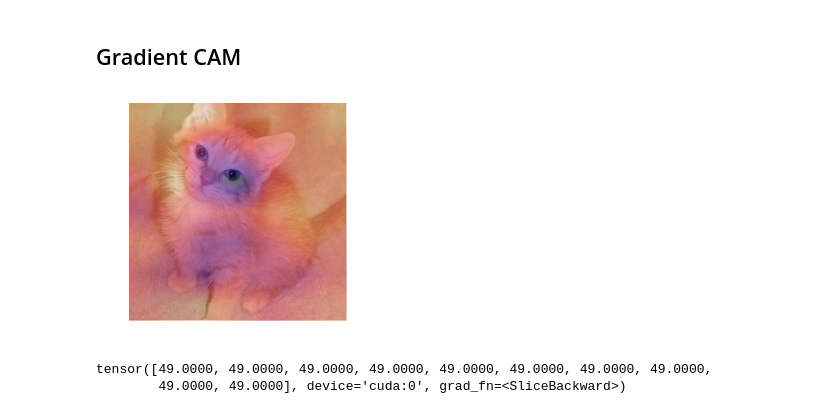
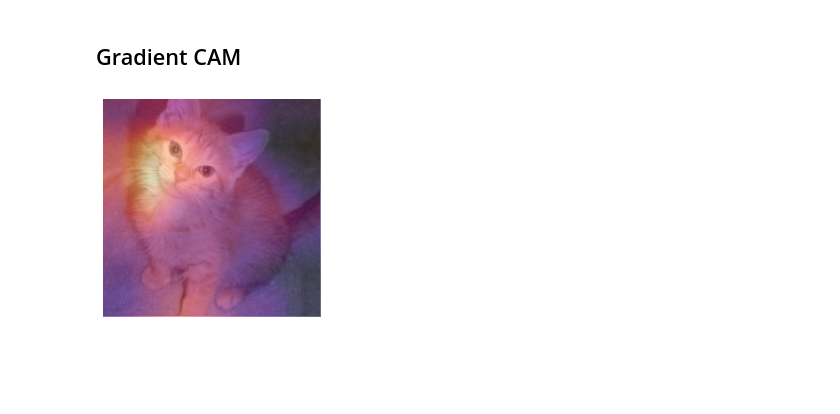
Before and after one commit to fastai/book_nbs, a Jupyter notebook: 22_CAM.ipynb, the cells around one changed output. Drawn from its saved outputs; the diff is of its cells as text; code cells hidden in the pictures; blank space fills up the shorter version.

```diff
--- a/22_CAM.ipynb
+++ b/22_CAM.ipynb
@@ -23,5 +23,5 @@ class Hook():
     def hook_func(self, m, i, o): self.stored = o.detach().clone()
 # %%
 hook_output = Hook()
-hook = learn.model[0][-1].register_forward_hook(hook_output.hook_func)
+hook = learn.model[0].register_forward_hook(hook_output.hook_func)
 # %%
@@ -33,5 +37,7 @@ cam_map = torch.einsum('ck,kij->cij', learn.model[-1].weight, act)
 cam_map.shape
 # %% [output]
 torch.Size([2, 7, 7])
+# %%
+x_dec = TensorImage(dls.train.decode((x,))[0][0])
 # %%
 _,ax = plt.subplots()
@@ -67,7 +71,7 @@ class Hook():
     def __enter__(self, *args): return self
     def __exit__(self, *args): self.hook.remove()
 # %%
-with Hook(learn.model[-4]) as hook:
+with Hook(learn.model[0]) as hook:
     with torch.no_grad(): output = learn.model.eval()(x.cuda())
     act = hook.stored
 # %% [markdown]
@@ -81,8 +85,8 @@ class HookBwd():
     def __exit__(self, *args): self.hook.remove()
 # %%
 cls = 0
-with HookBwd(learn.model[-4]) as hookg:
-    with Hook(learn.model[-4]) as hook:
+with HookBwd(learn.model[0]) as hookg:
+    with Hook(learn.model[0]) as hook:
         output = learn.model.eval()(x.cuda())
         act = hook.stored
     output[0,cls].backward()
@@ -92,15 +96,9 @@ w = grad[0].mean(dim=[1,2], keepdim=True)
 cam_map = (w * act[0]).sum(0)
 # %%
 _,ax = plt.subplots()
-ax.imshow(data.denorm(x)[0].cpu().numpy().transpose(1,2,0))
-ax.axis('off')
-ax.imshow(cam_map.cpu(), alpha=0.6, extent=(0,224,224,0),
+x_dec.show(ctx=ax)
+ax.imshow(cam_map.detach().cpu(), alpha=0.6, extent=(0,224,224,0),
               interpolation='bilinear', cmap='magma');
 # %% [output]
-[figure, old version]
+[figure, new version]
-# %%
-(learn.model[-1].weight[0] / w.squeeze())[:10]
-# %% [output]
-tensor([49.0000, 49.0000, 49.0000, 49.0000, 49.0000, 49.0000, 49.0000, 49.0000,
-        49.0000, 49.0000], device='cuda:0', grad_fn=<SliceBackward>)
 # %%
```
Also changed, not shown: parts of 13 cells of this notebook.
